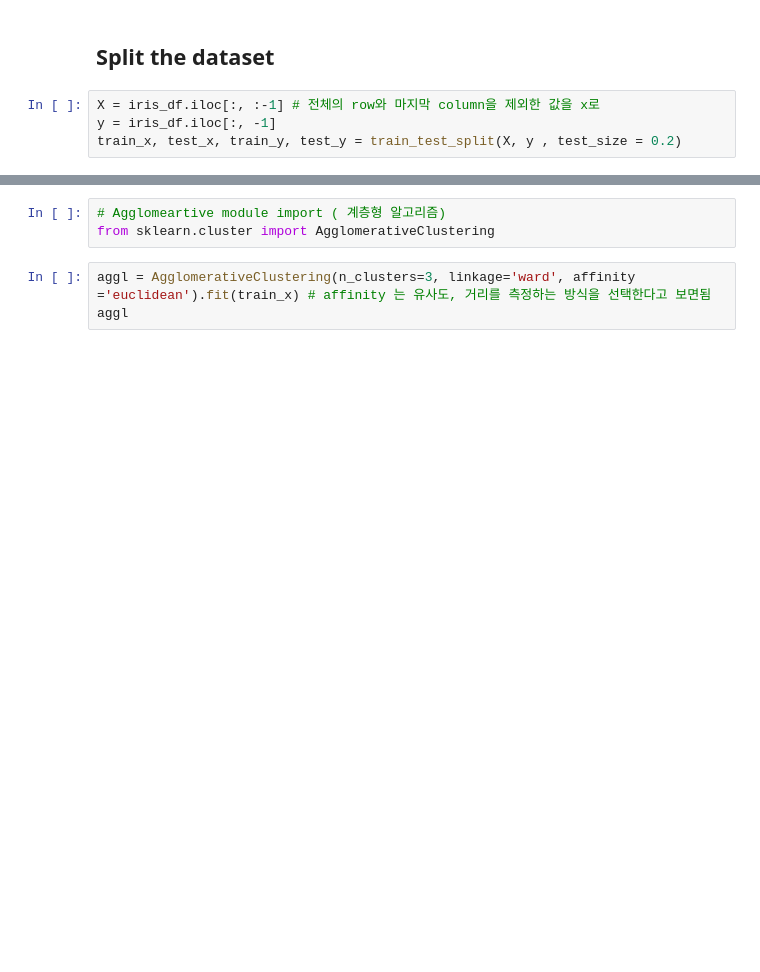
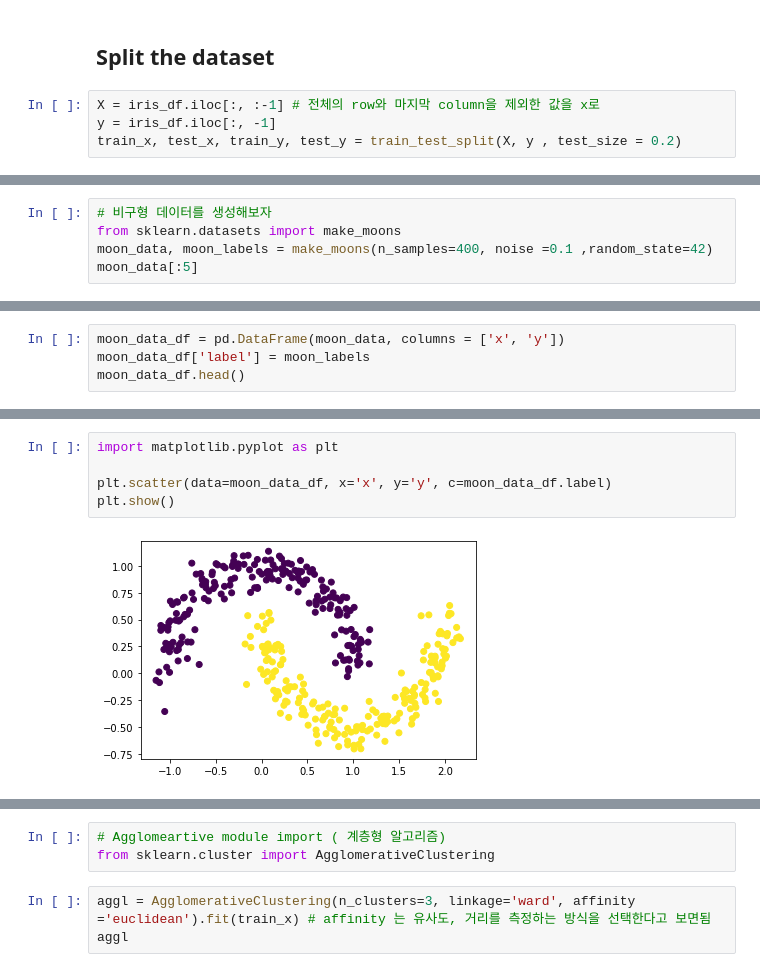
Before and after one commit to Vaycold/Python_ML, a Jupyter notebook: Clustering/머신러닝과 군집분석.ipynb, the cells around one changed output, grey strips where cells are left out. Saved outputs shown, nothing was run; the diff lists cells and outputs as text; blank space fills up the shorter version.

```diff
--- a/Clustering/머신러닝과 군집분석.ipynb
+++ b/Clustering/머신러닝과 군집분석.ipynb
@@ -147,0 +131,5 @@ train_x, test_x, train_y, test_y = train_test_split(X, y , test_size = 0.2)
+# %%
+# 비구형 데이터를 생성해보자
+from sklearn.datasets import make_moons
+moon_data, moon_labels = make_moons(n_samples=400, noise =0.1 ,random_state=42)
+moon_data[:5]
@@ -147,0 +142,4 @@ train_x, test_x, train_y, test_y = train_test_split(X, y , test_size = 0.2)
+# %%
+moon_data_df = pd.DataFrame(moon_data, columns = ['x', 'y'])
+moon_data_df['label'] = moon_labels
+moon_data_df.head()
@@ -147,0 +153,7 @@ train_x, test_x, train_y, test_y = train_test_split(X, y , test_size = 0.2)
+# %%
+import matplotlib.pyplot as plt
+
+plt.scatter(data=moon_data_df, x='x', y='y', c=moon_data_df.label)
+plt.show()
+# %% [output]
+[figure, added]
```
Also changed, not shown: parts of 13 cells of this notebook.
